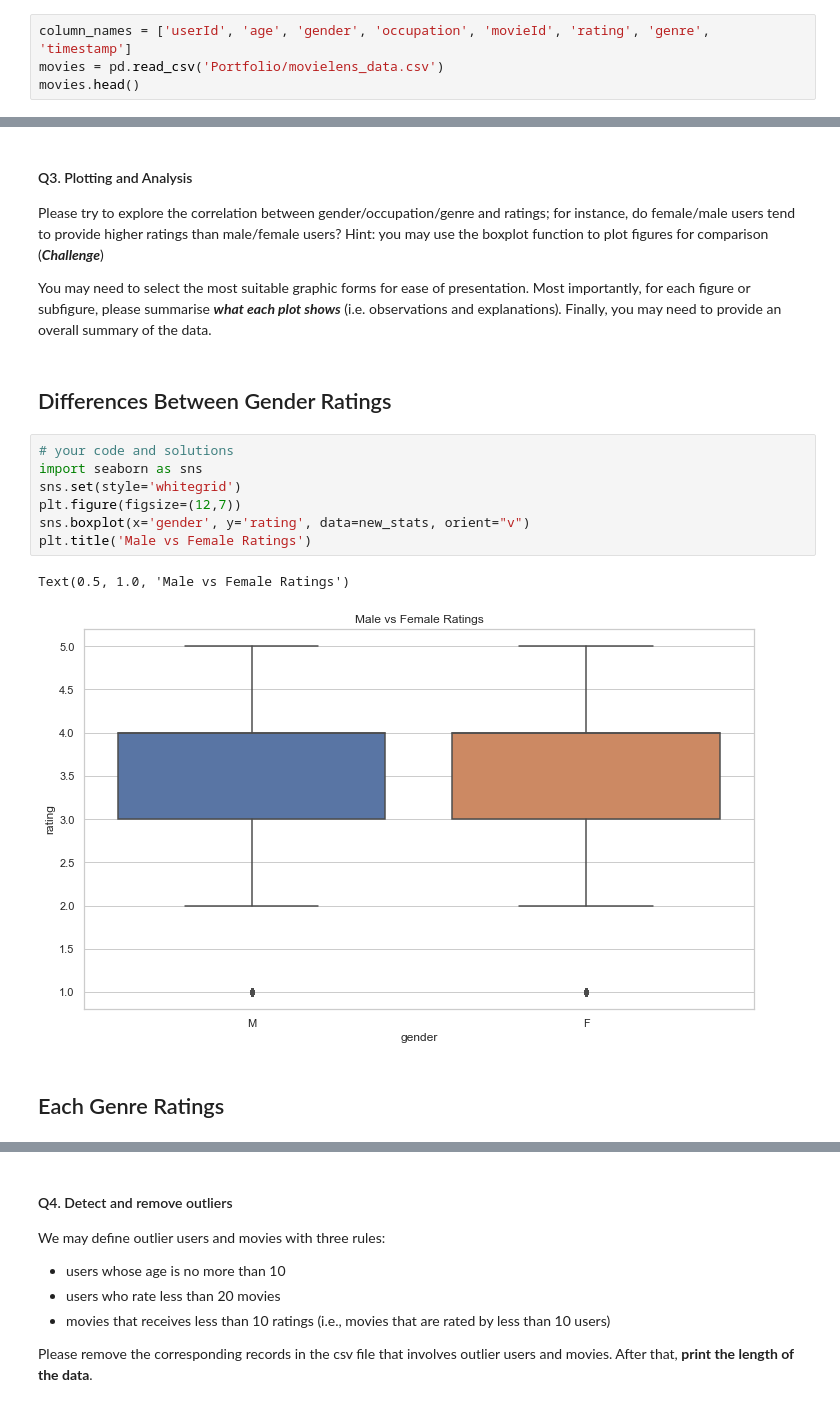
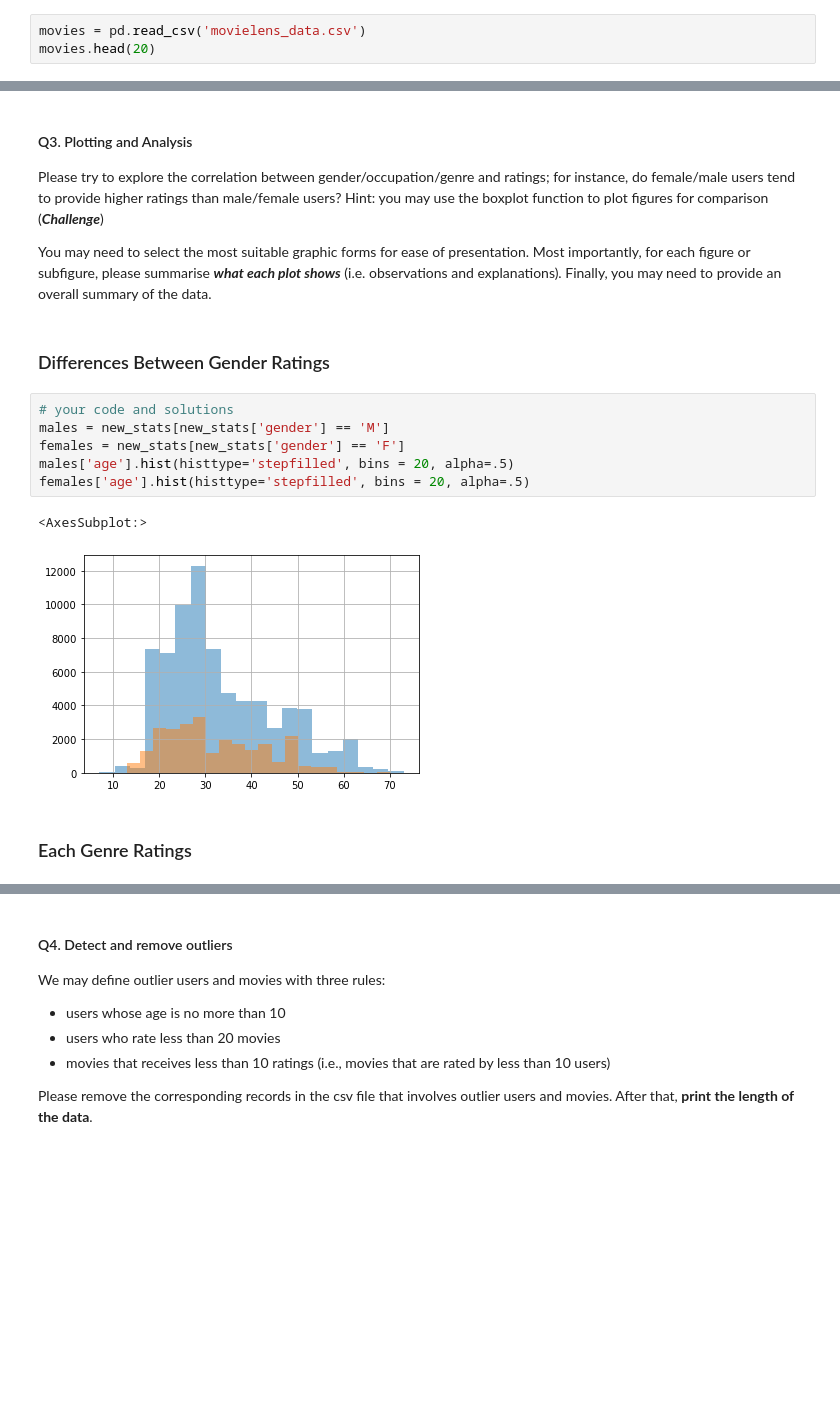
Before and after one commit to MichaelD07/DataSciencePortfolio, a Jupyter notebook: Portfolio/Portfolio_Part_1.ipynb, the cells around one changed output, grey strips where cells are left out. Cells and saved outputs as stored; diff of their text form; blank space fills up the shorter version.

```diff
--- a/Portfolio/Portfolio_Part_1.ipynb
+++ b/Portfolio/Portfolio_Part_1.ipynb
@@ -33,5 +33,4 @@ movies = 'Portfolio/movielens_data.csv'
 # %%
-column_names = ['userId', 'age', 'gender', 'occupation', 'movieId', 'rating', 'genre', 'timestamp']
-movies = pd.read_csv('Portfolio/movielens_data.csv')
-movies.head()
+movies = pd.read_csv('movielens_data.csv')
+movies.head(20)
 # %% [output]
@@ -168,17 +185,16 @@ Please try to explore the correlation between gender/occupation/genre and rating
 
 You may need to select the most suitable graphic forms for ease of presentation. Most importantly, for each figure or subfigure, please summarise ___what each plot shows___ (i.e. observations and explanations). Finally, you may need to provide an overall summary of the data.
 # %% [markdown]
-## Differences Between Gender Ratings
+### Differences Between Gender Ratings
 # %%
 # your code and solutions
-import seaborn as sns
-sns.set(style='whitegrid')
-plt.figure(figsize=(12,7))
-sns.boxplot(x='gender', y='rating', data=new_stats, orient="v")
-plt.title('Male vs Female Ratings')
+males = new_stats[new_stats['gender'] == 'M']
+females = new_stats[new_stats['gender'] == 'F']
+males['age'].hist(histtype='stepfilled', bins = 20, alpha=.5)
+females['age'].hist(histtype='stepfilled', bins = 20, alpha=.5)
 # %% [output]
-Text(0.5, 1.0, 'Male vs Female Ratings')
+<AxesSubplot:>
-[figure, old version]
+[figure, new version]
 # %% [markdown]
-## Each Genre Ratings
+### Each Genre Ratings
 # %%
```
Also changed, not shown: parts of 17 cells of this notebook.
